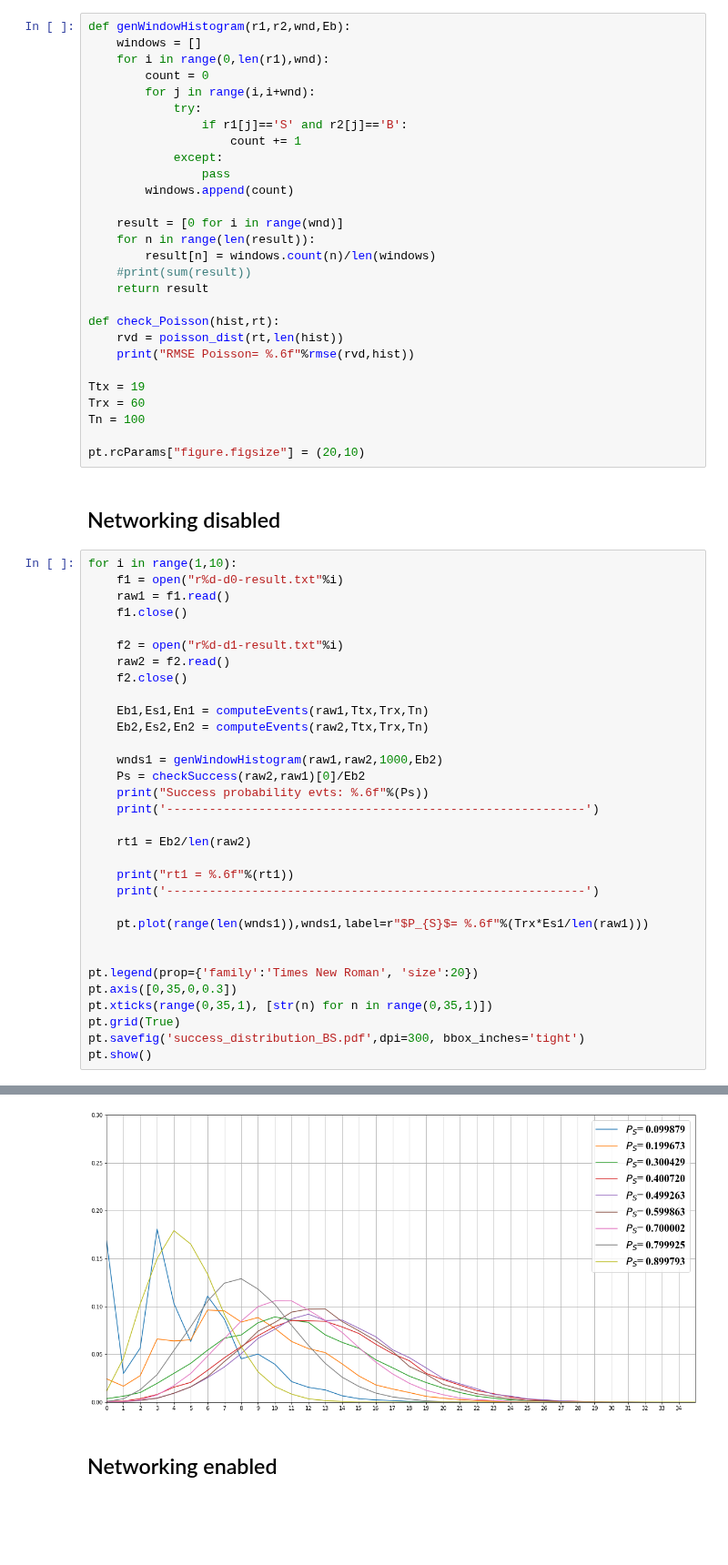
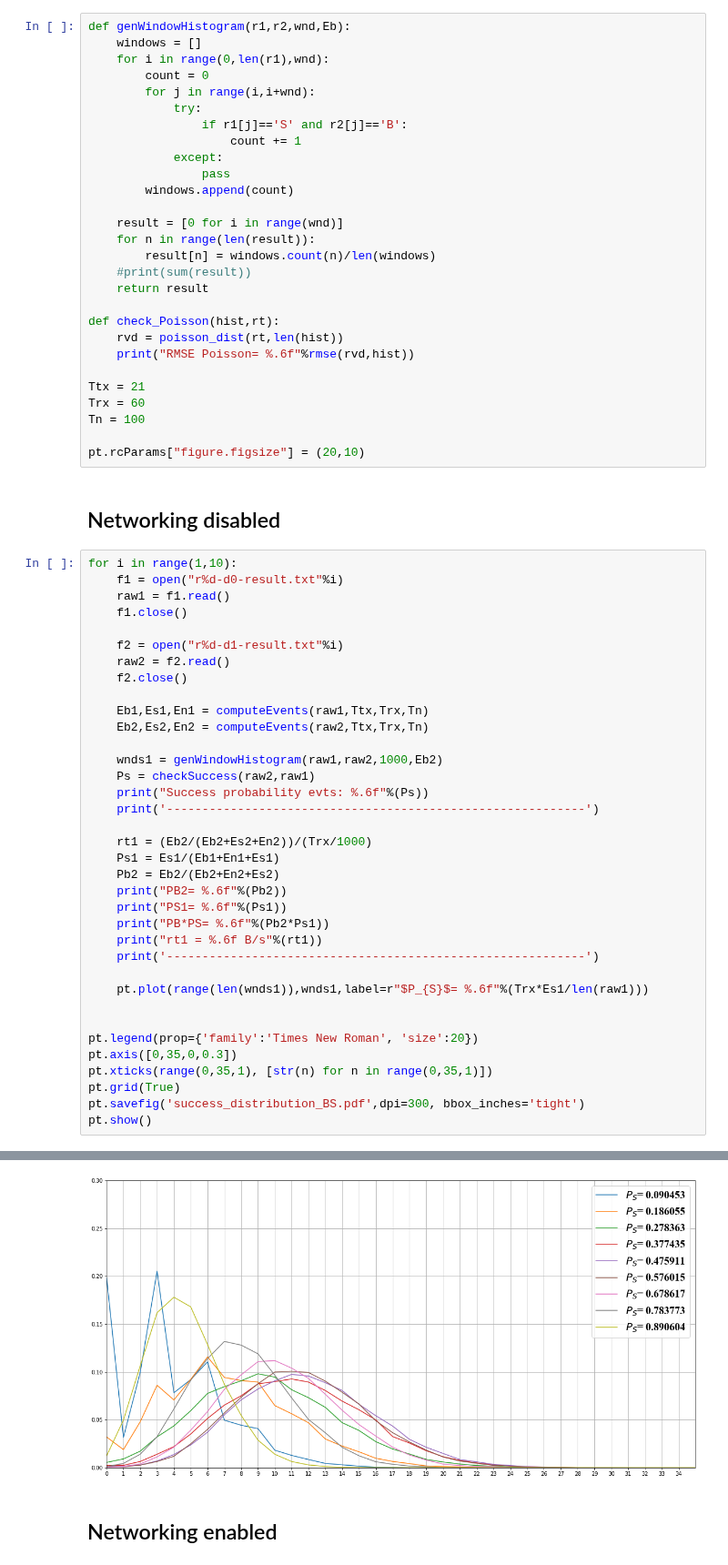
Before and after one commit to ingframin/BroadcastSimulation, a Jupyter notebook: results/success_distribution.ipynb, the cells around one changed output, grey strips where cells are left out. Shown at 91% size. Cells and saved outputs as stored; diff of their text form; blank space fills up the shorter version.

```diff
--- a/results/success_distribution.ipynb
+++ b/results/success_distribution.ipynb
@@ -30,7 +30,7 @@ def check_Poisson(hist,rt):
     rvd = poisson_dist(rt,len(hist))
     print("RMSE Poisson= %.6f"%rmse(rvd,hist))
 
-Ttx = 19
+Ttx = 21
 Trx = 60
 Tn = 100
 
@@ -51,13 +51,17 @@ for i in range(1,10):
     Eb2,Es2,En2 = computeEvents(raw2,Ttx,Trx,Tn)
 
     wnds1 = genWindowHistogram(raw1,raw2,1000,Eb2)
-    Ps = checkSuccess(raw2,raw1)[0]/Eb2
+    Ps = checkSuccess(raw2,raw1)
     print("Success probability evts: %.6f"%(Ps))
     print('-----------------------------------------------------------')
 
-    rt1 = Eb2/len(raw2)
-
-    print("rt1 = %.6f"%(rt1))
+    rt1 = (Eb2/(Eb2+Es2+En2))/(Trx/1000)
+    Ps1 = Es1/(Eb1+En1+Es1)
+    Pb2 = Eb2/(Eb2+En2+Es2)
+    print("PB2= %.6f"%(Pb2))
+    print("PS1= %.6f"%(Ps1))
+    print("PB*PS= %.6f"%(Pb2*Ps1))
+    print("rt1 = %.6f B/s"%(rt1))
     print('-----------------------------------------------------------')
 
     pt.plot(range(len(wnds1)),wnds1,label=r"$P_{S}$= %.6f"%(Trx*Es1/len(raw1)))
@@ -90,4 +94,4 @@ rt1 = 0.005299
-[figure, old version]
+[figure, new version]
 # %% [markdown]
 ## Networking enabled
 # %%
```
Also changed, not shown: parts of 2 cells of this notebook, 29 other files.
